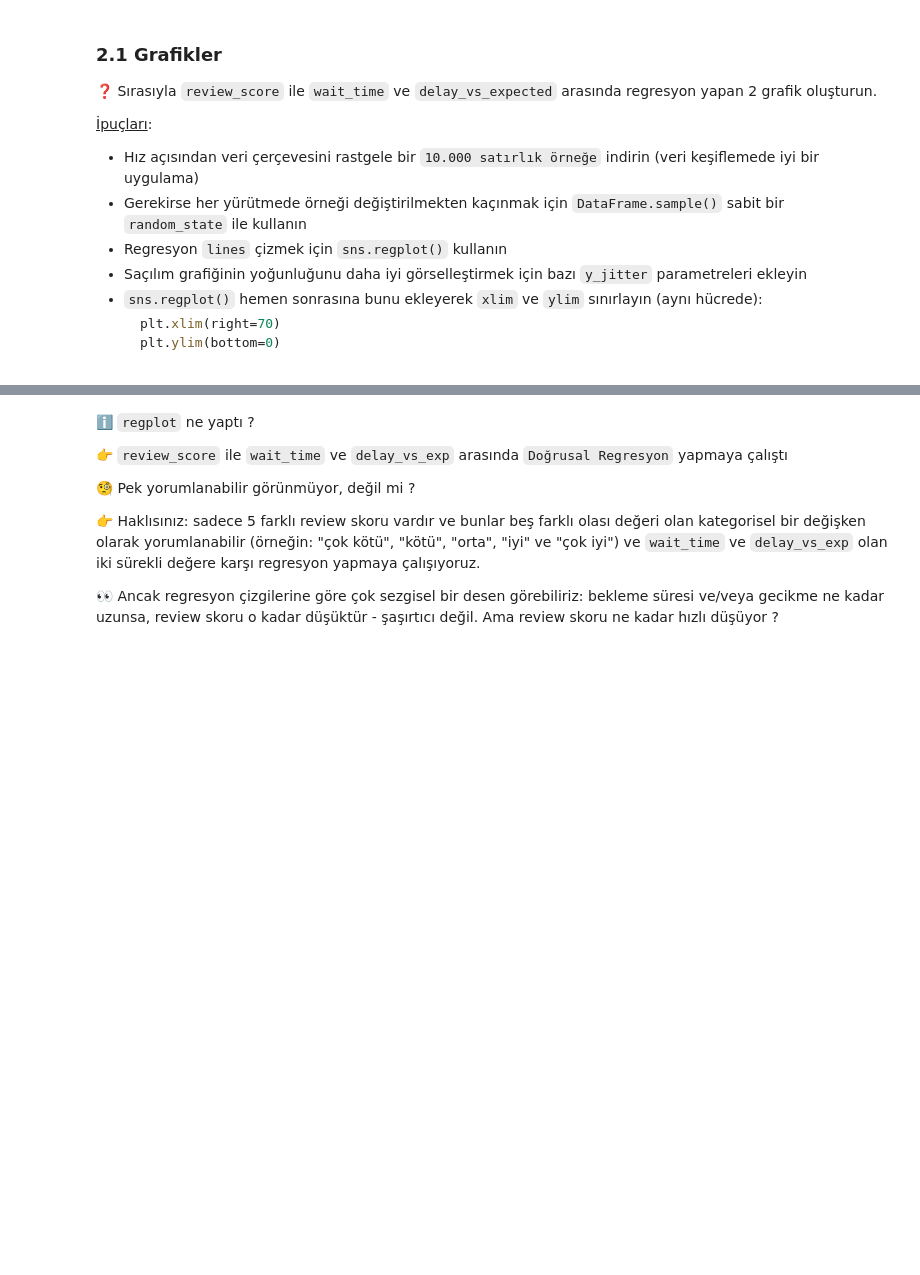
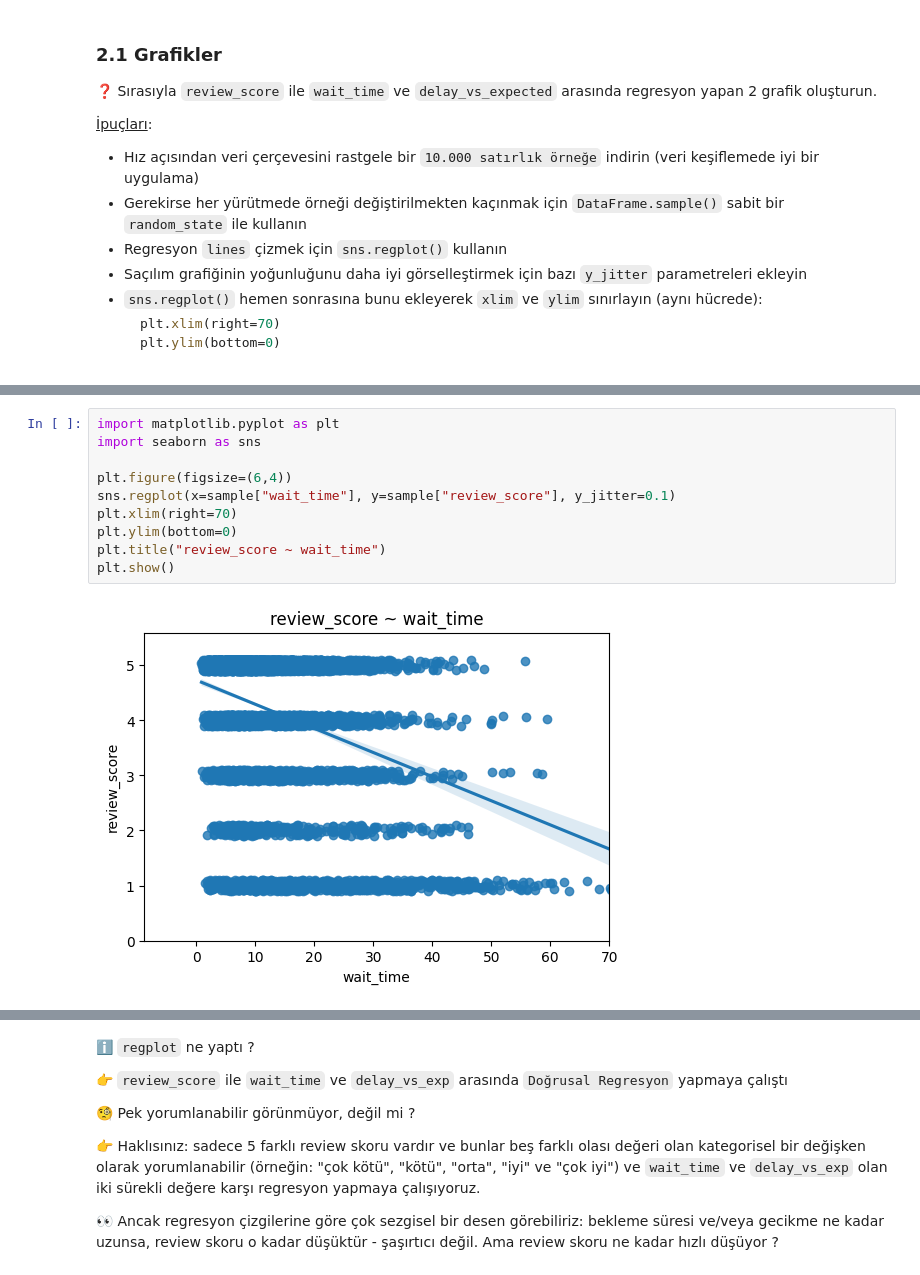
Before and after one commit to tmy-datamesa/data-seaborn-regression, a Jupyter notebook: seaborn_regression.ipynb, the cells around one changed output, grey strips where cells are left out. Cells and saved outputs as stored; diff of their text form; blank space fills up the shorter version.

```diff
--- a/seaborn_regression.ipynb
+++ b/seaborn_regression.ipynb
@@ -154,0 +172,12 @@ sns.heatmap(
+# %%
+import matplotlib.pyplot as plt
+import seaborn as sns
+
+plt.figure(figsize=(6,4))
+sns.regplot(x=sample["wait_time"], y=sample["review_score"], y_jitter=0.1)
+plt.xlim(right=70)
+plt.ylim(bottom=0)
+plt.title("review_score ~ wait_time")
+plt.show()
+# %% [output]
+[figure, added]
```
Also changed, not shown: parts of 11 cells of this notebook.
